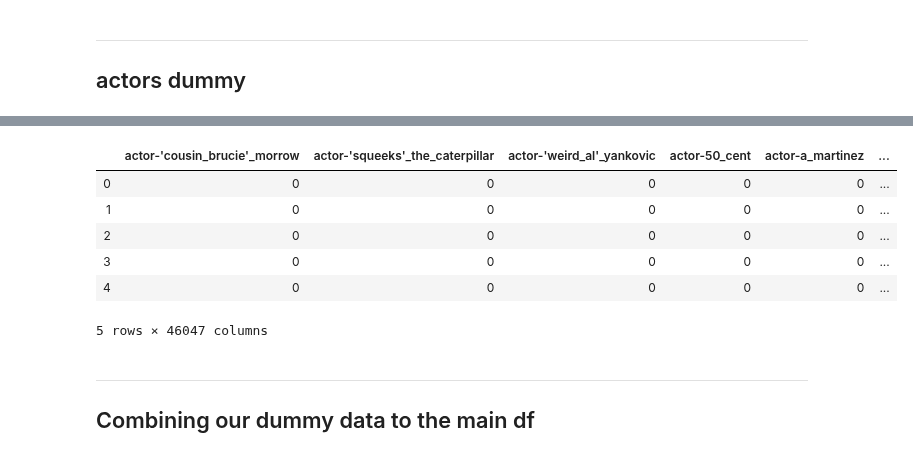
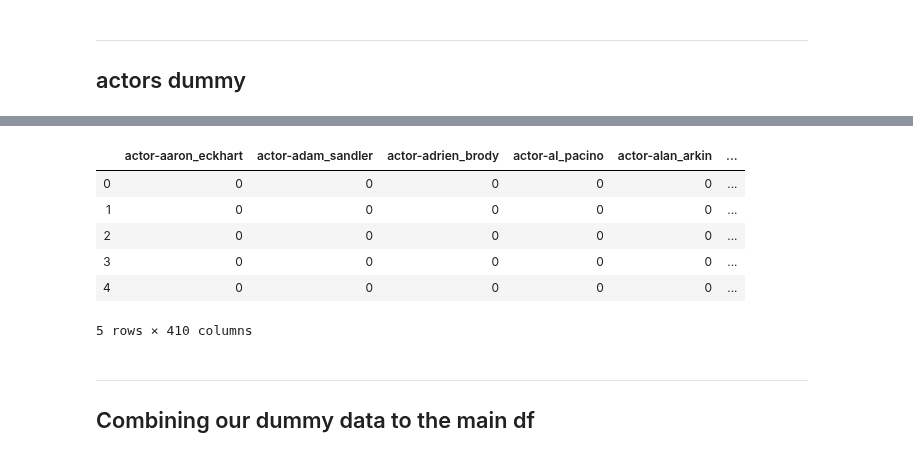
Before and after one commit to CreightonAshton/Scratchwork, a Jupyter notebook: Code/Movies/02-EDA.ipynb, the cells around one changed output, grey strips where cells are left out. Saved outputs shown, nothing was run; the diff lists cells and outputs as text; code cells hidden in the pictures.

```diff
--- a/Code/Movies/02-EDA.ipynb
+++ b/Code/Movies/02-EDA.ipynb
@@ -223,0 +394,3 @@ ___
+# %%
+df['director'] = [', '.join(x) for x in updated_dirs]
+df.head()
@@ -236,3 +417,9 @@ dir_dum_df.head()
 # %% [markdown]
 ___
 ## actors dummy
+# %%
+# same method as director
+
+# this line of code converts each writer entry into a series then counts the total
+act_counts = df['actors'].str.split(', ').apply(lambda x: pd.Series(x).value_counts()).sum()
+act_counts.sort_values(ascending=False).head(60)
@@ -238,0 +444,28 @@ ___
+# %%
+# now we can us a similar method we used for production company
+top_actors = []
+
+for i, act_count in enumerate(act_counts):
+    if act_count >= 20:
+        top_actors.append(act_counts.index[i])
+
+print(len(top_actors))
+
+updated_acts = []
+
+for entry in df['actors']:
+
+    actors = entry.split(', ')
+
+    new_entry = []
+
+    for actor in actors:
+
+        if actor in top_actors:
+            new_entry.append(actor)
+        else:
+            new_entry.append('other')
+
+    updated_acts.append(new_entry)
+
+len(updated_acts)
@@ -238,0 +475,3 @@ ___
+# %%
+df['actors'] = [', '.join(x) for x in updated_acts]
+df.head()
@@ -239,15 +485,16 @@ ___
 # %%
 actor_dum_df = df['actors'].map(lambda x: x.replace(', ', '|')).str.get_dummies().add_prefix('actor-')
 actor_dum_df.rename(columns = lambda x: x.replace(' ', '_').lower(), inplace=True)
+actor_dum_df.drop('actor-other', axis=1, inplace=True)
 actor_dum_df.head()
 # %% [output]
-|  | actor-'cousin_brucie'_morrow | actor-'squeeks'_the_caterpillar | actor-'weird_al'_yankovic | actor-50_cent | actor-a_martinez | ... |
+|  | actor-aaron_eckhart | actor-adam_sandler | actor-adrien_brody | actor-al_pacino | actor-alan_arkin | ... |
 | 0 | 0 | 0 | 0 | 0 | 0 | ... |
 | 1 | 0 | 0 | 0 | 0 | 0 | ... |
 | 2 | 0 | 0 | 0 | 0 | 0 | ... |
 | 3 | 0 | 0 | 0 | 0 | 0 | ... |
 | 4 | 0 | 0 | 0 | 0 | 0 | ... |
-5 rows × 46047 columns
+5 rows × 410 columns
 # %% [markdown]
 ___
 ## Combining our dummy data to the main df
```
Also changed, not shown: parts of 26 cells of this notebook, 3 other files.
